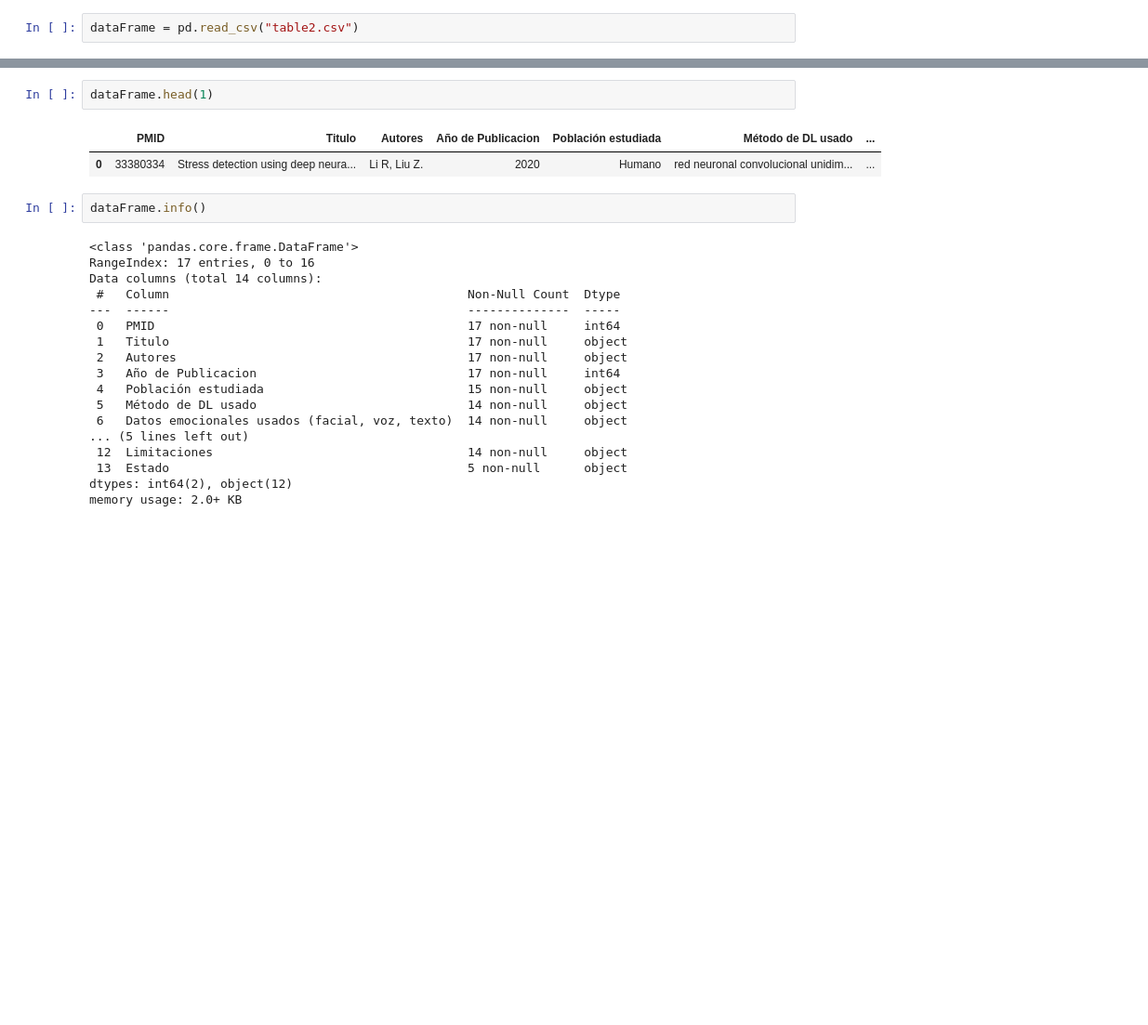
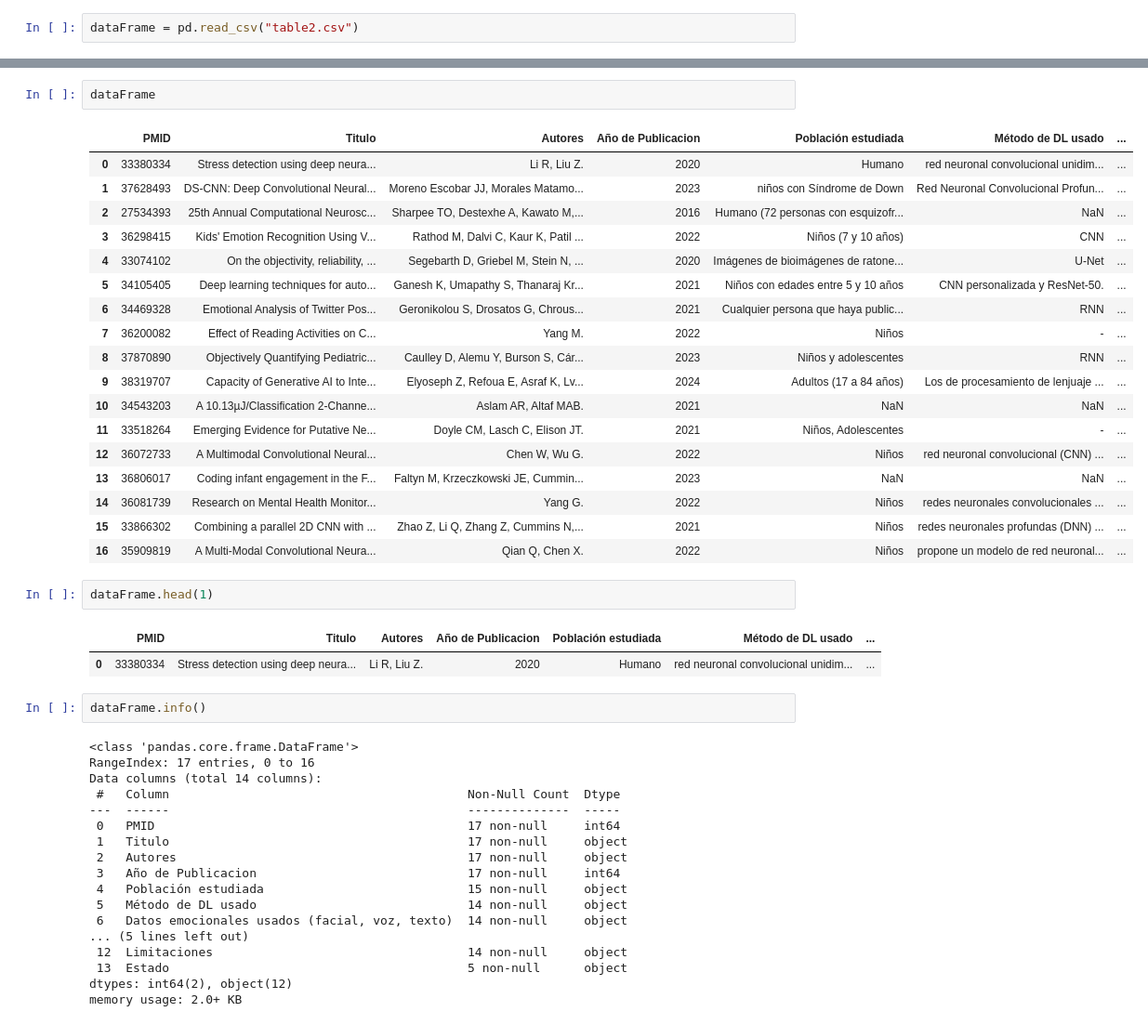
Before and after one commit to BnjmStd/PythonBnjmn, a Jupyter notebook: recognitionEmotion/searchs/analisisPaper/stats.ipynb, the cells around one changed output, grey strips where cells are left out. Shown at 93% size. Drawn from its saved outputs; the diff is of its cells as text; blank space fills up the shorter version.

```diff
--- a/recognitionEmotion/searchs/analisisPaper/stats.ipynb
+++ b/recognitionEmotion/searchs/analisisPaper/stats.ipynb
@@ -135,3 +140,24 @@ dataFrame = pd.read_csv("table2.csv")
+# %%
+dataFrame
+# %% [output]
+|  | PMID | Titulo | Autores | Año de Publicacion | Población estudiada | Método de DL usado | ... |
+| 0 | 33380334 | Stress detection using deep neura... | Li R, Liu Z. | 2020 | Humano | red neuronal convolucional unidim... | ... |
+| 1 | 37628493 | DS-CNN: Deep Convolutional Neural... | Moreno Escobar JJ, Morales Matamo... | 2023 | niños con Síndrome de Down | Red Neuronal Convolucional Profun... | ... |
+| 2 | 27534393 | 25th Annual Computational Neurosc... | Sharpee TO, Destexhe A, Kawato M,... | 2016 | Humano (72 personas con esquizofr... | NaN | ... |
+| 3 | 36298415 | Kids' Emotion Recognition Using V... | Rathod M, Dalvi C, Kaur K, Patil ... | 2022 | Niños (7 y 10 años) | CNN | ... |
+| 4 | 33074102 | On the objectivity, reliability, ... | Segebarth D, Griebel M, Stein N, ... | 2020 | Imágenes de bioimágenes de ratone... | U-Net | ... |
+| 5 | 34105405 | Deep learning techniques for auto... | Ganesh K, Umapathy S, Thanaraj Kr... | 2021 | Niños con edades entre 5 y 10 años | CNN personalizada y ResNet-50. | ... |
+| 6 | 34469328 | Emotional Analysis of Twitter Pos... | Geronikolou S, Drosatos G, Chrous... | 2021 | Cualquier persona que haya public... | RNN | ... |
+| 7 | 36200082 | Effect of Reading Activities on C... | Yang M. | 2022 | Niños | - | ... |
+| 8 | 37870890 | Objectively Quantifying Pediatric... | Caulley D, Alemu Y, Burson S, Cár... | 2023 | Niños y adolescentes | RNN | ... |
+| 9 | 38319707 | Capacity of Generative AI to Inte... | Elyoseph Z, Refoua E, Asraf K, Lv... | 2024 | Adultos (17 a 84 años) | Los de procesamiento de lenjuaje ... | ... |
+| 10 | 34543203 | A 10.13µJ/Classification 2-Channe... | Aslam AR, Altaf MAB. | 2021 | NaN | NaN | ... |
+| 11 | 33518264 | Emerging Evidence for Putative Ne... | Doyle CM, Lasch C, Elison JT. | 2021 | Niños, Adolescentes | - | ... |
+| 12 | 36072733 | A Multimodal Convolutional Neural... | Chen W, Wu G. | 2022 | Niños | red neuronal convolucional (CNN) ... | ... |
+| 13 | 36806017 | Coding infant engagement in the F... | Faltyn M, Krzeczkowski JE, Cummin... | 2023 | NaN | NaN | ... |
+| 14 | 36081739 | Research on Mental Health Monitor... | Yang G. | 2022 | Niños | redes neuronales convolucionales ... | ... |
+| 15 | 33866302 | Combining a parallel 2D CNN with ... | Zhao Z, Li Q, Zhang Z, Cummins N,... | 2021 | Niños | redes neuronales profundas (DNN) ... | ... |
+| 16 | 35909819 | A Multi-Modal Convolutional Neura... | Qian Q, Chen X. | 2022 | Niños | propone un modelo de red neuronal... | ... |
 # %%
 dataFrame.head(1)
 # %% [output]
```
Also changed, not shown: parts of 6 cells of this notebook.
